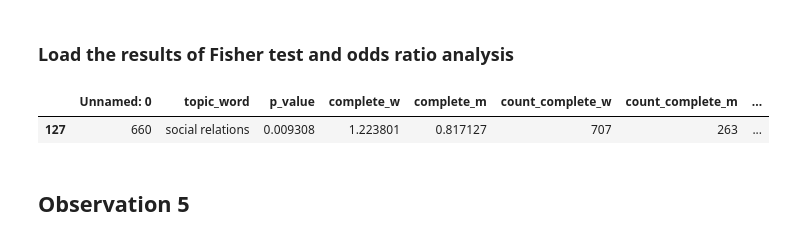
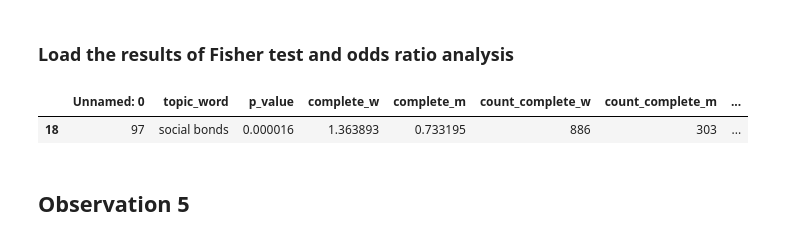
Before and after one commit to toth12/vha_auschwitz_report, a Jupyter notebook: notebooks/2_Significance_Sociability_Solidarity_Women_Men.ipynb, the cells around one changed output. Saved outputs shown, nothing was run; the diff lists cells and outputs as text; code cells hidden in the pictures.

```diff
--- a/notebooks/2_Significance_Sociability_Solidarity_Women_Men.ipynb
+++ b/notebooks/2_Significance_Sociability_Solidarity_Women_Men.ipynb
@@ -158,10 +148,10 @@ print (social_bonds_w/social_bonds_m)
 # %% [markdown]
 ### Load the results of Fisher test and odds ratio analysis
 # %%
-display (df_fisher[df_fisher.topic_word=="social relations"])
+display (df_fisher[df_fisher.topic_word=="social bonds"])
 # %% [output]
 |  | Unnamed: 0 | topic_word | p_value | complete_w | complete_m | count_complete_w | count_complete_m | ... |
-| 127 | 660 | social relations | 0.009308 | 1.223801 | 0.817127 | 707 | 263 | ... |
+| 18 | 97 | social bonds | 0.000016 | 1.363893 | 0.733195 | 886 | 303 | ... |
 # %% [markdown]
 ## Observation 5
 # %% [markdown]
```
Also changed, not shown: parts of 29 cells of this notebook, 4 other files.
